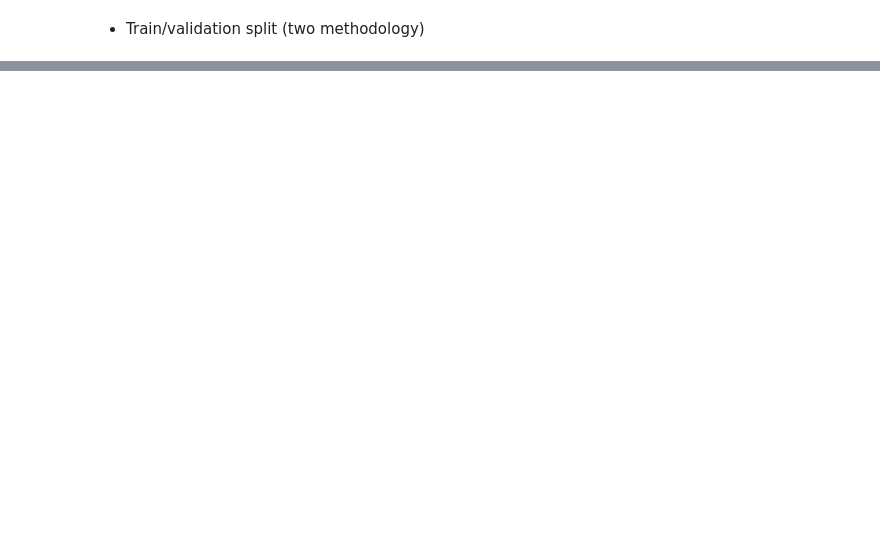
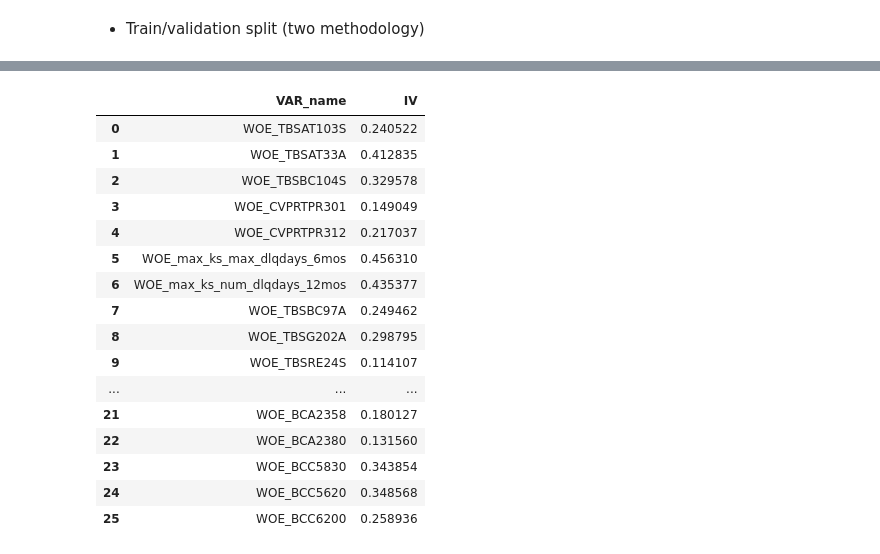
Before and after one commit to of1201/Retail-Credit-Modeling, a Jupyter notebook: src/Retail Credit Risk.ipynb, the cells around one changed output, grey strips where cells are left out. Drawn from its saved outputs; the diff is of its cells as text; code cells hidden in the pictures; blank space fills up the shorter version.

```diff
--- a/src/Retail Credit Risk.ipynb
+++ b/src/Retail Credit Risk.ipynb
@@ -249,8 +249,12 @@ df.head()
 # %% [markdown]
 Now all variables are numeric except for missing values
 # %%
-# Normalizing numeric variables
+# Deal with missing values for all variables using the KNN method
+from sklearn.impute import KNNImputer
 from sklearn.preprocessing import StandardScaler
 sc = StandardScaler()
-df = pd.DataFrame(sc.fit_transform(df), columns=df.columns)
-df.head(10)
+sc.fit_transform(df)
+imputer = KNNImputer(n_neighbors=5)
+df = pd.DataFrame(imputer.fit_transform(df),columns = df.columns)
+df_dummy = pd.DataFrame(sc.inverse_transform(df), columns=df.columns)
+df['default_risk'] = df_dummy['default_risk']
@@ -468,0 +507,39 @@ y_test1 = df_test['default_risk']
+# %%
+# calculate IV for existing WOE variables
+def IV_Cal(df, col):
+    df_iv = pd.crosstab(col,df['default_risk'])
+    iv = 0
+    for i in range(len(df_iv.index)):
+            non_default = df_iv.iloc[i,0]/sum(df_iv.iloc[:,0])
+            default = sum(df_iv.iloc[i,1:])/df_iv.iloc[:,1:].values.sum()
+            iv += df_iv.index[i]*(non_default-default)
+    return iv
+iv_list = pd.DataFrame(columns=('VAR_name', 'IV'))
+dropped_var = []
+for var in df_WOE_sel.columns:
+    iv = IV_Cal(df,df_WOE_sel[var])
+    # drop small IVs and too large IVs
+    if iv > 0.02 and iv < 0.5:
+        iv_series = pd.Series([var, iv], index = iv_list.columns)
+        iv_list = iv_list.append(iv_series,ignore_index=True)
+    else:
+        dropped_var.append(var)
+iv_list
+# %% [output]
+|  | VAR_name | IV |
+| 0 | WOE_TBSAT103S | 0.240522 |
+| 1 | WOE_TBSAT33A | 0.412835 |
+| 2 | WOE_TBSBC104S | 0.329578 |
+| 3 | WOE_CVPRTPR301 | 0.149049 |
+| 4 | WOE_CVPRTPR312 | 0.217037 |
+| 5 | WOE_max_ks_max_dlqdays_6mos | 0.456310 |
+| 6 | WOE_max_ks_num_dlqdays_12mos | 0.435377 |
+| 7 | WOE_TBSBC97A | 0.249462 |
+| 8 | WOE_TBSG202A | 0.298795 |
+| 9 | WOE_TBSRE24S | 0.114107 |
+| ... | ... | ... |
+| 21 | WOE_BCA2358 | 0.180127 |
+| 22 | WOE_BCA2380 | 0.131560 |
+| 23 | WOE_BCC5830 | 0.343854 |
+| 24 | WOE_BCC5620 | 0.348568 |
+| 25 | WOE_BCC6200 | 0.258936 |
```
Also changed, not shown: parts of 18 cells of this notebook.
